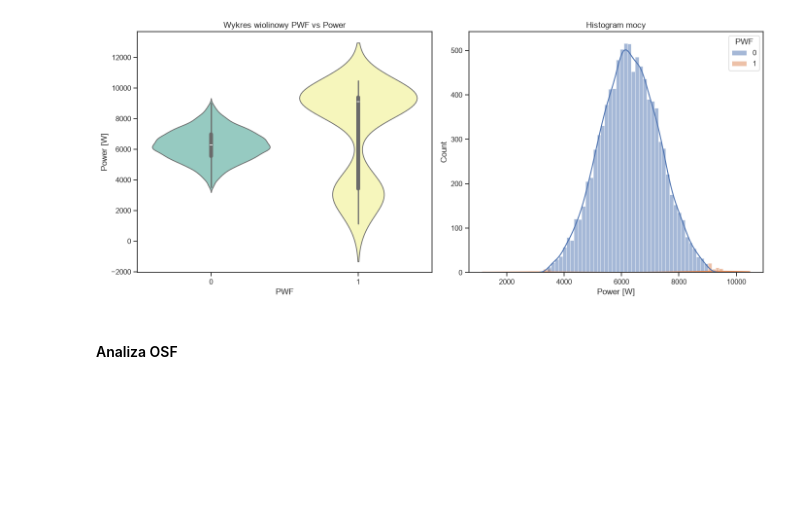
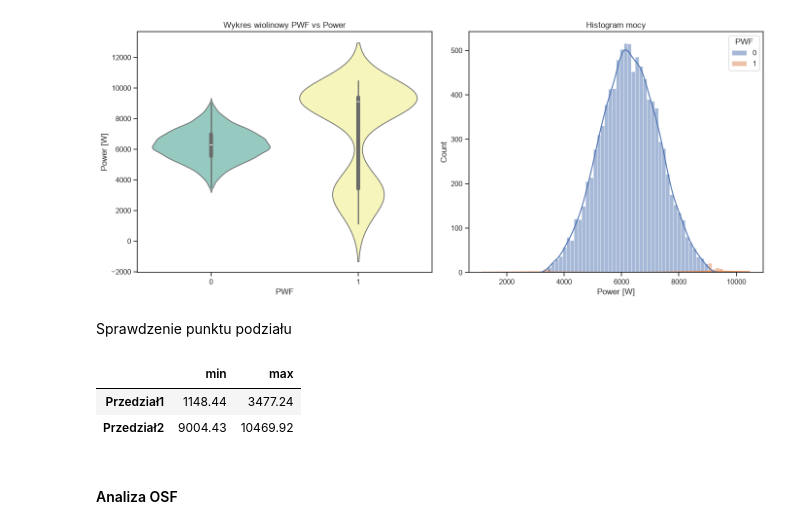
Before and after one commit to KacperKnapek/Machine-failure-prediction, a Jupyter notebook: notebooks/01_eda.ipynb, the cells around one changed output. Saved outputs shown, nothing was run; the diff lists cells and outputs as text; code cells hidden in the pictures; blank space fills up the shorter version.

Commit message:
FEAT: Wyznaczenie przedzialów dla PWF, TWF i HDF oraz dalsza strukturyzacja projektu

```diff
--- a/notebooks/01_eda.ipynb
+++ b/notebooks/01_eda.ipynb
@@ -405,6 +460,28 @@ plt.tight_layout()
 plt.show()
 # %% [output]
 [figure]
+# %% [markdown]
+Sprawdzenie punktu podziału
+# %%
+from sklearn.cluster import KMeans
+
+# Przygotowujemy dane (K-Means wymaga formatu DataFrame/2D, stąd podwójny nawias)
+X_pwf = df[df['PWF'] == 1][['Power [W]']]
+
+# Tworzymy model K-Means dla 2 grup
+kmeans = KMeans(n_clusters=2, random_state=42, n_init=10)
+X_pwf['Szczyt'] = kmeans.fit_predict(X_pwf)
+
+# Grupujemy po wyznaczonych szczytach i wyciągamy min oraz max
+przedzialy_pwf = X_pwf.groupby('Szczyt')['Power [W]'].agg(['min', 'max']).sort_values(by='min')
+
+# Zmieniamy nazwy indeksów na bardziej czytelne
+przedzialy_pwf.index = ['Przedział1', 'Przedział2']
+display(przedzialy_pwf.round(2))
+# %% [output]
+|  | min | max |
+| Przedział1 | 1148.44 | 3477.24 |
+| Przedział2 | 9004.43 | 10469.92 |
 # %% [markdown]
 #### Analiza OSF
 # %% [markdown]
```
Also changed, not shown: parts of 19 cells of this notebook, 2 other files.
